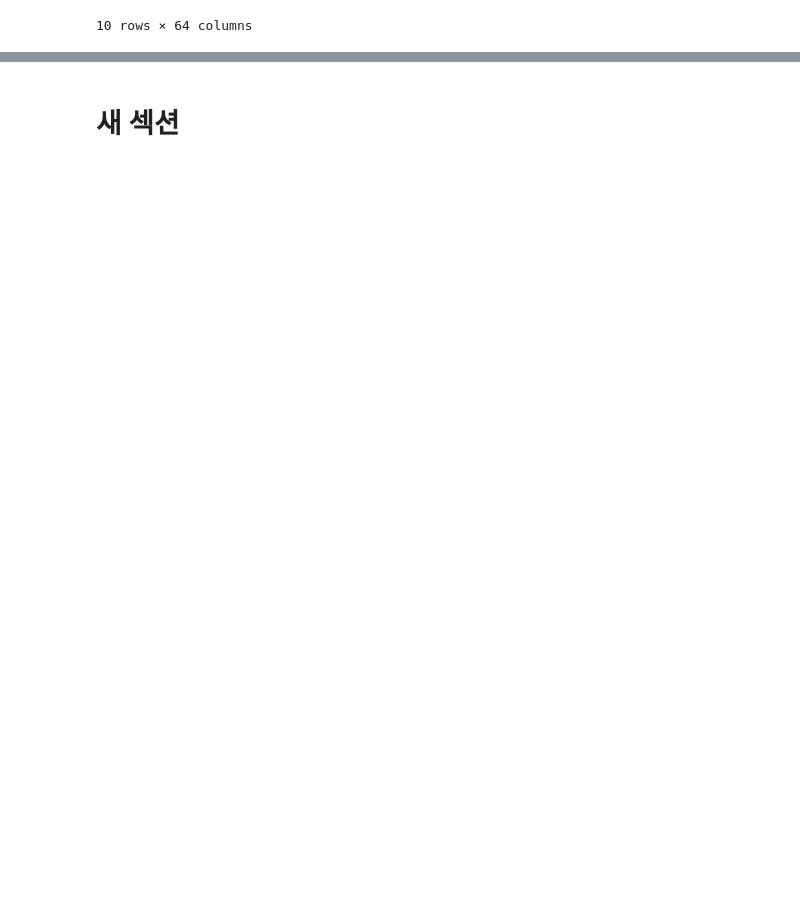
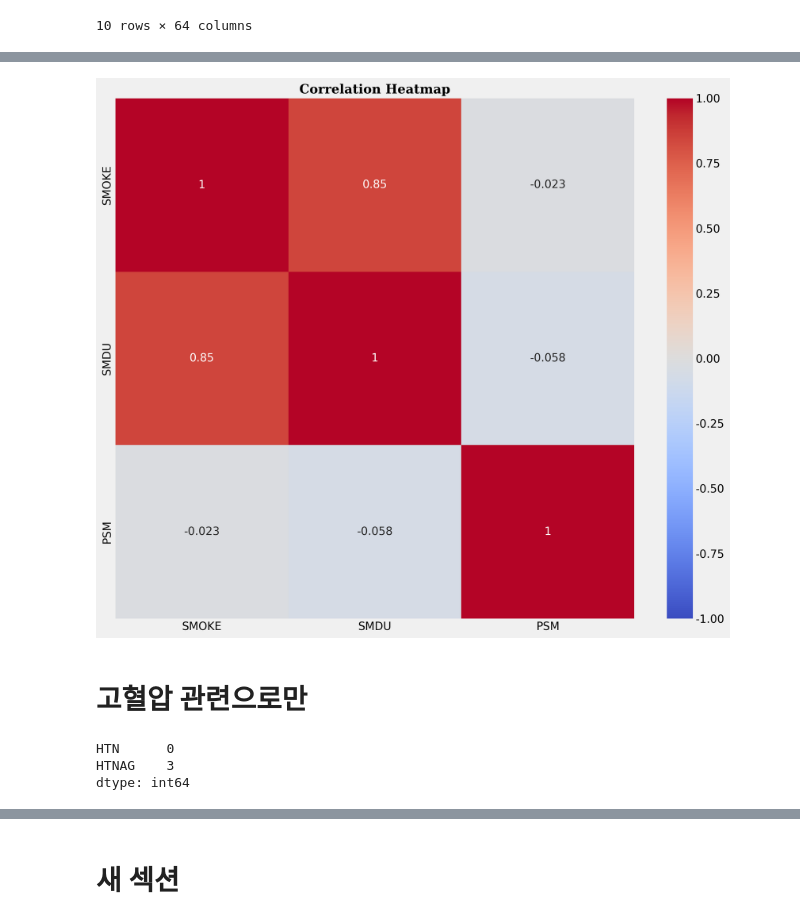
Before and after one commit to JOyongho4/DARTB4, a Jupyter notebook: KoreanHealthRecords.ipynb, the cells around one changed output, grey strips where cells are left out. Cells and saved outputs as stored; diff of their text form; code cells hidden in the pictures; blank space fills up the shorter version.

```diff
--- a/KoreanHealthRecords.ipynb
+++ b/KoreanHealthRecords.ipynb
@@ -605,0 +411,12 @@ See the caveats in the documentation: https://pandas.pydata.org/pandas-docs/stab
+# %%
+# SMOKE는 1이 압도적으로 많기에 결측치 1으로 처리
+R1_SMOKE['SMOKE']=R1_SMOKE['SMOKE'].fillna(1)
+
+# SMOKE가 1이면 SMDU 결측치 0으로 처리, 1이 아니면 0을 제외한 값의 평균으로 결측치 처리
+mean_SMDU_excluding_zeros = R1_SMOKE[R1_SMOKE['SMOKE'] != 1]['SMDU'].mean()
+R1_SMOKE.loc[R1_SMOKE['SMOKE'] == 0, 'SMDU'] = 0
+R1_SMOKE['SMDU'].fillna(round(mean_SMDU_excluding_zeros,1), inplace=True)
+round(mean_SMDU_excluding_zeros,1)
+
+# PSM 1로 처리
+R1_SMOKE['PSM']=R1_SMOKE['PSM'].fillna(1)
@@ -605,0 +438,30 @@ See the caveats in the documentation: https://pandas.pydata.org/pandas-docs/stab
+# %%
+HM2 = R1_SMOKE.select_dtypes(include=[np.number])
+# Figure와 Axes 생성
+fig, ax = plt.subplots(figsize=(12, 10))  # Figure 크기 설정
+
+# Heatmap 시각화
+sns.heatmap(HM2.corr(),
+            annot=True,           # 상관계수 값을 셀에 표시
+            vmin=-1, vmax=1,      # 색상 범위 설정
+            center=0,             # 색상 맵의 중앙값 설정
+            cmap='coolwarm',      # 색상 맵 설정
+            ax=ax)                # Axes 객체 지정
+
+# 제목 추가
+ax.set_title('Correlation Heatmap', fontsize=16, fontweight='bold', fontfamily='serif')
+
+# 레이아웃 조정
+plt.tight_layout()
+plt.show()
+# %% [output]
+[figure, added]
+# %% [markdown]
+# 고혈압 관련으로만
+# %%
+# 결측치 확인
+print(R1_HTN.isnull().sum())
+# %% [output]
+HTN      0
+HTNAG    3
+dtype: int64
```
Also changed, not shown: parts of 80 cells of this notebook.
